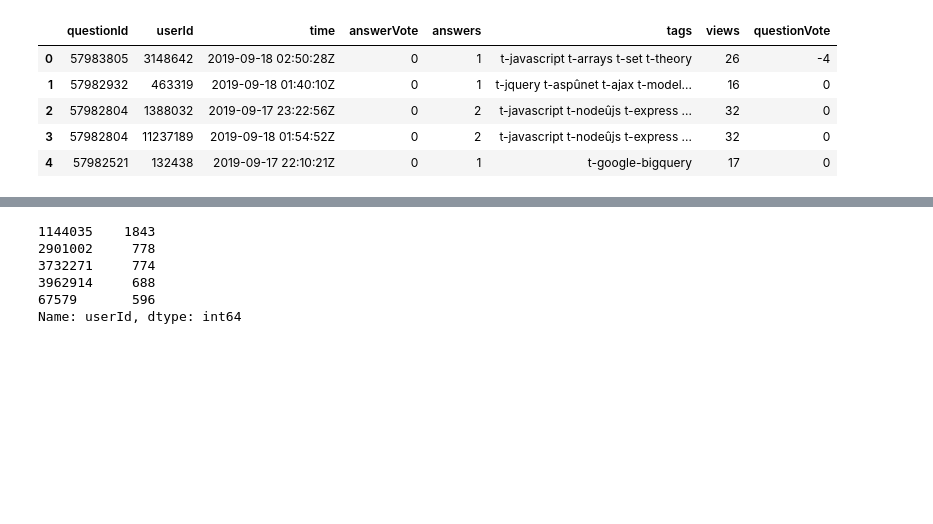
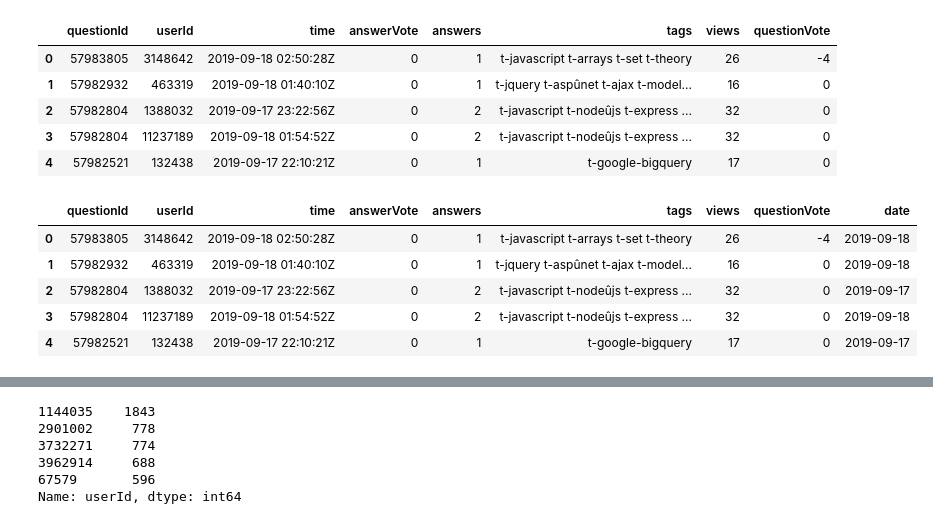
Before and after one commit to noaRricky/seq-rmd-crowdsourcing, a Jupyter notebook: notebooks/dataset/stackoverflow.ipynb, the cells around one changed output, grey strips where cells are left out. Saved outputs shown, nothing was run; the diff lists cells and outputs as text; code cells hidden in the pictures; blank space fills up the shorter version.

```diff
--- a/notebooks/dataset/stackoverflow.ipynb
+++ b/notebooks/dataset/stackoverflow.ipynb
@@ -385,4 +385,14 @@ item_df.head()
 | 2 | 57982804 | 1388032 | 2019-09-17 23:22:56Z | 0 | 2 | t-javascript t-nodeûjs t-express ... | 32 | 0 |
 | 3 | 57982804 | 11237189 | 2019-09-18 01:54:52Z | 0 | 2 | t-javascript t-nodeûjs t-express ... | 32 | 0 |
 | 4 | 57982521 | 132438 | 2019-09-17 22:10:21Z | 0 | 1 | t-google-bigquery | 17 | 0 |
+# %%
+item_df['date'] = item_df['time'].str[:10]
+item_df.head()
+# %% [output]
+|  | questionId | userId | time | answerVote | answers | tags | views | questionVote | date |
+| 0 | 57983805 | 3148642 | 2019-09-18 02:50:28Z | 0 | 1 | t-javascript t-arrays t-set t-theory | 26 | -4 | 2019-09-18 |
+| 1 | 57982932 | 463319 | 2019-09-18 01:40:10Z | 0 | 1 | t-jquery t-aspûnet t-ajax t-model... | 16 | 0 | 2019-09-18 |
+| 2 | 57982804 | 1388032 | 2019-09-17 23:22:56Z | 0 | 2 | t-javascript t-nodeûjs t-express ... | 32 | 0 | 2019-09-17 |
+| 3 | 57982804 | 11237189 | 2019-09-18 01:54:52Z | 0 | 2 | t-javascript t-nodeûjs t-express ... | 32 | 0 | 2019-09-18 |
+| 4 | 57982521 | 132438 | 2019-09-17 22:10:21Z | 0 | 1 | t-google-bigquery | 17 | 0 | 2019-09-17 |
 # %%
```
Also changed, not shown: parts of 19 cells of this notebook, 2 other files.
